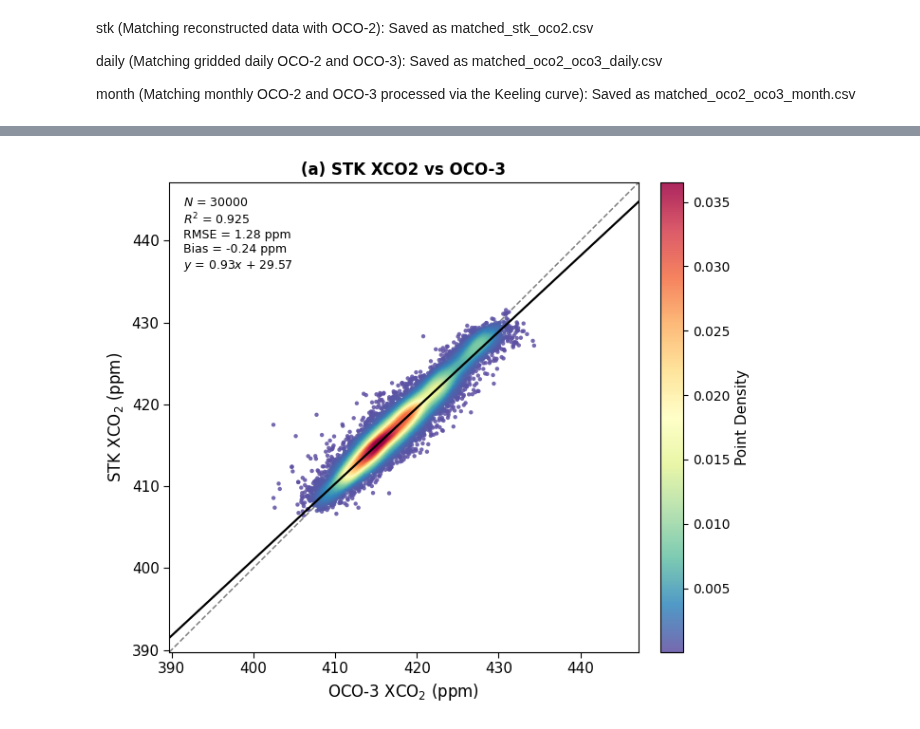
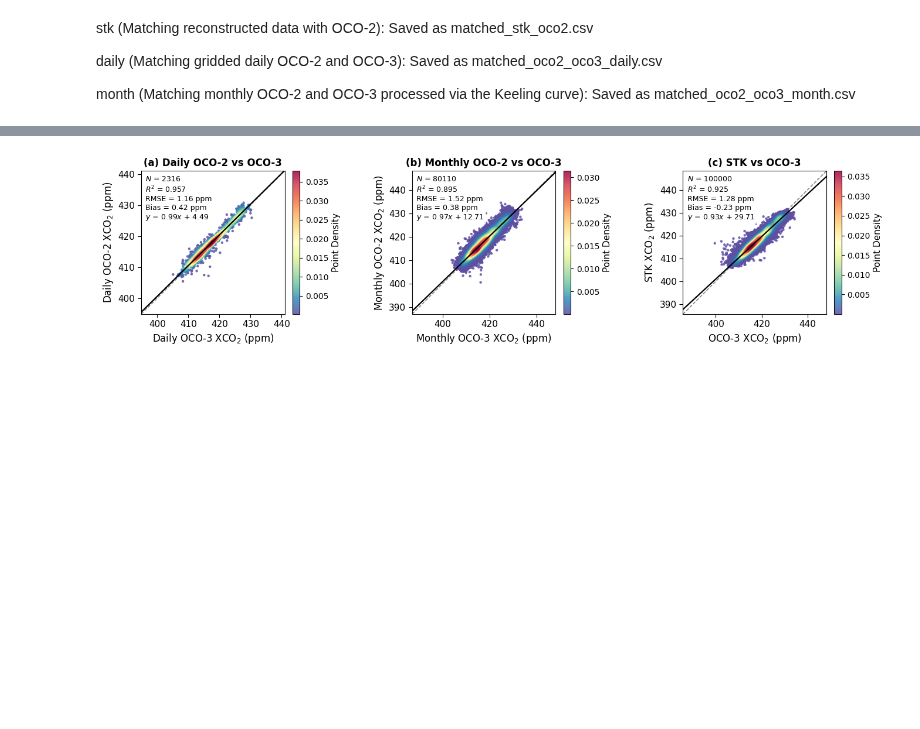
Before and after one commit to hongxu-yn/Southeast-Asia-XCO2-STK, a Jupyter notebook: src/3_Technical_validation.ipynb, the cells around one changed output, grey strips where cells are left out. Saved outputs shown, nothing was run; the diff lists cells and outputs as text; code cells hidden in the pictures; blank space fills up the shorter version.

```diff
--- a/src/3_Technical_validation.ipynb
+++ b/src/3_Technical_validation.ipynb
@@ -771,6 +920,7 @@ for map_name in ["cams","stk"]:
 
 To evaluate the ability of the CAMS background field and the STK-reconstructed dataset to represent regional background CO$_2$ temporal variability, paired CAMS–WDCGG and STK–WDCGG datasets were read and merged using the `time` and `site` fields. Site-specific time series of WDCGG CO$_2$ observations, CAMS XCO$_2$, and STK-reconstructed XCO$_2$ were then plotted, and the Pearson correlation coefficients ($R$) between CAMS and WDCGG, as well as between STK and WDCGG, were calculated separately. This analysis was primarily intended to assess the consistency of temporal variations captured by different datasets relative to site observations. Since WDCGG reflects near-surface CO$_2$ concentrations, whereas CAMS and STK represent column-averaged dry-air mole fractions of CO$_2$ (XCO$_2$), the two are not directly comparable in terms of observation level and physical meaning. Therefore, this comparison focuses on temporal consistency rather than one-to-one agreement in absolute concentration values.
 # %%
+import re
 import pandas as pd
 import matplotlib.pyplot as plt
 import matplotlib.dates as mdates
@@ -796,7 +946,7 @@ comparison_df = pd.merge(
 )
 
 # Select and rename columns
-df = comparison_df[["time", "site", "co2_cams", "sat_val_cams", "sat_val_stk"]].copy()
+df = comparison_df[["time", "site", "co2_cams", "cams", "stk"]].copy()
 df.columns = ["time", "site", "co2", "cams", "stk"]
 
 sites = sorted(df["site"].unique())
@@ -810,7 +960,7 @@ n_rows = math.ceil(n_sites / n_cols)
 
 fig, axes = plt.subplots(
     n_rows, n_cols,
-    figsize=(18, 4.8 * n_rows),
+    figsize=(4*n_cols, 3.2 * n_rows),
     sharex=False,
     sharey=False,
     dpi=300
@@ -868,11 +1018,16 @@ for i, site in enumerate(sites):
     )
 
     # Title and labels
-    ax.set_title(site, fontsize=13, fontweight="bold")
+    clean_site = re.sub(r'\d+', '', str(site)).strip()
+    info = SITE_META.get(clean_site)
+    if info:
+        title_text = f"{clean_site} ({info})"
+    else:
+        title_text = clean_site
+    ax.set_title(title_text, fontsize=13, fontweight="bold")
     ax.set_ylabel("CO$_2$ / XCO$_2$ (ppm)", fontsize=11)
 
     # Grid
-    ax.grid(True, linestyle=":", linewidth=0.6, alpha=0.6)
 
     # Time axis
     ax.xaxis.set_major_locator(mdates.YearLocator(1))
@@ -883,7 +1038,7 @@ for i, site in enumerate(sites):
     # Annotation of correlation coefficients
     ax.text(
         0.03, 0.95,
-        f"R(CAMS, WDCGG) = {r_cams:.2f}\nR(STK, WDCGG) = {r_stk:.2f}",
+        f"Pearson's r(CAMS, WDCGG) = {r_cams:.2f}\nPearson's r(STK, WDCGG) = {r_stk:.2f}",
         transform=ax.transAxes,
         fontsize=10,
         va="top",
@@ -907,12 +1062,14 @@ fig.legend(
     ncol=3,
     frameon=False,
     fontsize=11,
-    bbox_to_anchor=(0.5, 1.02)
+    bbox_to_anchor=(0.5, 1.0)
 )
 
 # =========================
 # 7. Layout
 # =========================
 fig.tight_layout(rect=[0, 0, 1, 0.96])
+png_fn=DOC_DIR / "validation_wdgcc_cams_stk.png"
+plt.savefig(png_fn, bbox_inches='tight')
 plt.show()
 # %% [output]
@@ -1007,39 +1179,65 @@ Test set shape: FrozenMappingWarningOnValuesAccess({'time': 2266, 'lat': 420, 'l
 # to reduce overplotting and improve plotting efficiency. A maximum of 30,000
 # points is used for visualization, with a fixed random seed to ensure
 # reproducibility.
-ref_name = "OCO-3"
-test_name = "stk"
+fig, axes = plt.subplots(1, 3, figsize=(14, 3.5))
 
-csv_fn = Validation_DIR / f"matched_{ref_name}_{test_name}.csv"
+for i, match_name in enumerate(["daily", "month", "stk"]):
+    if match_name == "stk":
+        matched_csv = Validation_DIR / f"matched_stk_oco3.csv"
+        ref_name = "oco3"
+        test_name="stk"
+        x_label='OCO-3 XCO$_2$ (ppm)'
+        y_label='STK XCO$_2$ (ppm)'
+        title_name="STK vs OCO-3"
+    elif match_name == "daily":
+        matched_csv = Validation_DIR / f"matched_oco2_oco3_daily.csv"
+        ref_name = "oco2"
+        test_name="oco3"
+        x_label='Daily OCO-3 XCO$_2$ (ppm)'
+        y_label='Daily OCO-2 XCO$_2$ (ppm)'
+        title_name="Daily OCO-2 vs OCO-3"
+    elif match_name == "month":
+        matched_csv = Validation_DIR / f"matched_oco2_oco3_month.csv"
+        ref_name = "oco2"
+        test_name="oco3"
+        x_label='Monthly OCO-3 XCO$_2$ (ppm)' # Capitalized 'Monthly' for consistency
+        y_label='Monthly OCO-2 XCO$_2$ (ppm)'
+        title_name="Monthly OCO-2 vs OCO-3"
 
-df_clean = pd.read_csv(csv_fn)
-sample_size = 30000
+    df = pd.read_csv(matched_csv)
+    sample_size = 100000
 
-if len(df_clean) > sample_size:
-    df_sampled = df_clean.sample(n=sample_size, random_state=42)
-else:
-    df_sampled = df_clean
+    if len(df) > sample_size:
+        df_sampled = df.sample(n=sample_size, random_state=42)
+    else:
+        df_sampled = df
 
-print(f"Number of data points involved in plotting: {len(df_sampled)}")
+    print(f"Number of data points involved in plotting: {len(df_sampled)}")
 
-fig, ax = plt.subplots(figsize=(7, 6))
+    # 3. Assign the correct subplot from your 1x3 grid
+    ax = axes[i]
 
-sc, use_density = plot_density_scatter(
-    ax=ax,
-    df=df_sampled,
-    x_name=ref_name,
-    y_name=test_name,
-    title_name='STK XCO2 vs OCO-3',
-    x_label='OCO-3 XCO$_2$ (ppm)',
-    y_label='STK XCO$_2$ (ppm)',
-    sublabel='a',
-    fontsize=12
-)
+    # (Removed the extra fig, ax = plt.subplots(...) from here)
 
-if use_density and sc is not None:
-    cbar = fig.colorbar(sc, ax=ax, fraction=0.046, pad=0.04)
-    cbar.set_label('Point Density', fontsize=11)
+    sc, use_density = plot_density_scatter(
+        ax=ax,
+        df=df_sampled,
+        x_name=ref_name,
+        y_name=test_name,
+        title_name=title_name,
+        x_label=x_label,
+        y_label=y_label,
+        sublabel=chr(97+i), # 4. Changed char() to chr()
+        fontsize=12
+    )
+
+    if use_density and sc is not None:
+        cbar = fig.colorbar(sc, ax=ax, fraction=0.046, pad=0.04)
+        cbar.set_label('Point Density', fontsize=11)
 
 plt.tight_layout()
+png_fn = DOC_DIR / "validation_oco3_stk.png"
+plt.savefig(png_fn, bbox_inches="tight")
+print(f"Saved: {png_fn}")
 plt.show()
 # %% [output]
@@ -1047 +1247 @@ Number of data points involved in plotting: 30000
-[figure, old version]
+[figure, new version]
```
Also changed, not shown: parts of 11 cells of this notebook.
